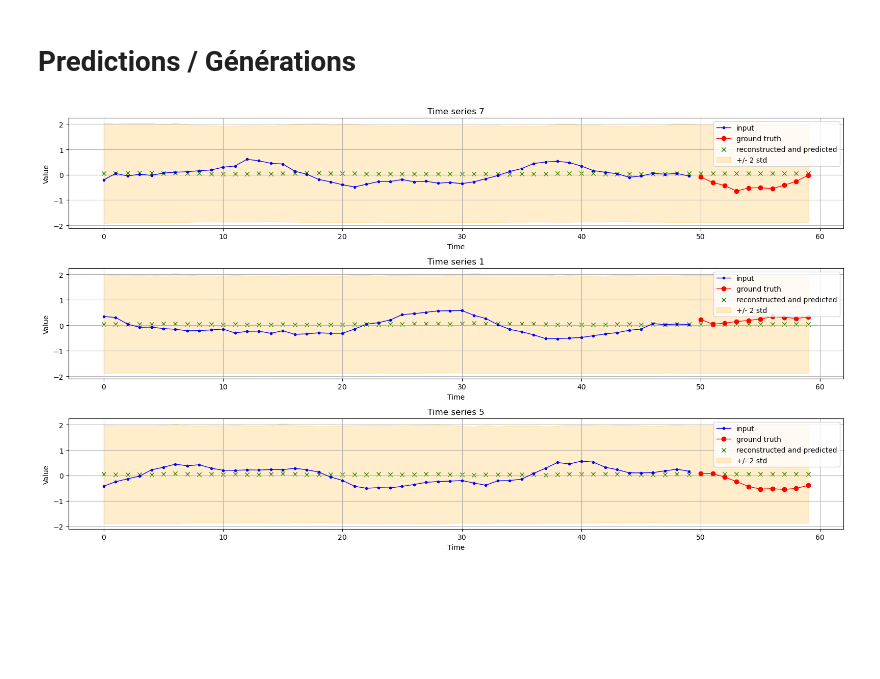
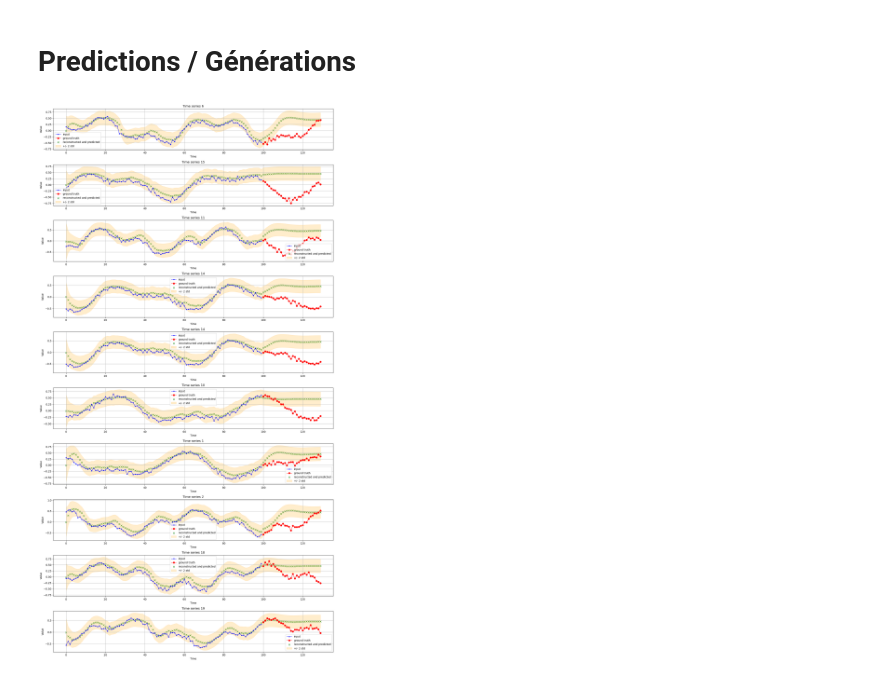
Before and after one commit to BenjaminDeporte/MVA_Stage, a Jupyter notebook: Train_VRNN_v1.ipynb, the cells around one changed output. Drawn from its saved outputs; the diff is of its cells as text; code cells hidden in the pictures; blank space fills up the shorter version.

Commit message:
VRNN - 1eres XPs

```diff
--- a/Train_VRNN_v1.ipynb
+++ b/Train_VRNN_v1.ipynb
@@ -143,8 +143,8 @@ RNN_Z_H_DIM = 8 # Dimension of the hidden state of the bidirectional LSTM networ
 # %% [markdown]
 # Toy Case : Data Generation for Time Series Forecasting
 # %%
-n_steps = 50
-n_ahead = 10
+n_steps = 100
+n_ahead = 30
 n_series = 100
 
 def generate_time_series(batch_size, n_steps, noise=0.05):
@@ -426,9 +432,9 @@ https://www.youtube.com/watch?v=rz76gYgxySo&list=WL&index=1&t=1618s&ab_channel=S
 </div>
 # %%
 X_DIM = 1 # Dimension of the observation space
-Z_DIM = 2 # Dimension of the latent space
-RNN_X_H_DIM = 4 # Dimension of the hidden state of the bidirectional LSTM network for observations
-RNN_Z_H_DIM = 8 # Dimension of the hidden state of the bidirectional LSTM network for latent variables
+Z_DIM = 8 # Dimension of the latent space
+RNN_X_H_DIM = 16 # Dimension of the hidden state of the bidirectional LSTM network for observations
+RNN_Z_H_DIM = 16 # Dimension of the hidden state of the bidirectional LSTM network for latent variables
 # %%
 vrnn = VRNN(
     input_dim = X_DIM,
@@ -526,8 +531,8 @@ plot_losses(rec_losses, kl_losses, epoch_losses, val_rec_losses, val_kl_losses,
 # %% [markdown]
 # Predictions / Générations
 # %%
-n_ahead = 10
+n_ahead = 30
 # %%
-sample_predictions(N_SAMPLES=3, model=vrnn, X_valid=X_valid, y_valid=y_valid, n_steps=n_steps, n_ahead=n_ahead, device=device)
+sample_predictions(N_SAMPLES=10, model=vrnn, X_valid=X_valid, y_valid=y_valid, n_steps=n_steps, n_ahead=n_ahead, device=device)
 # %% [output]
-[figure, old version]
+[figure, new version]
```
Also changed, not shown: parts of 16 cells of this notebook, 2 other files.
